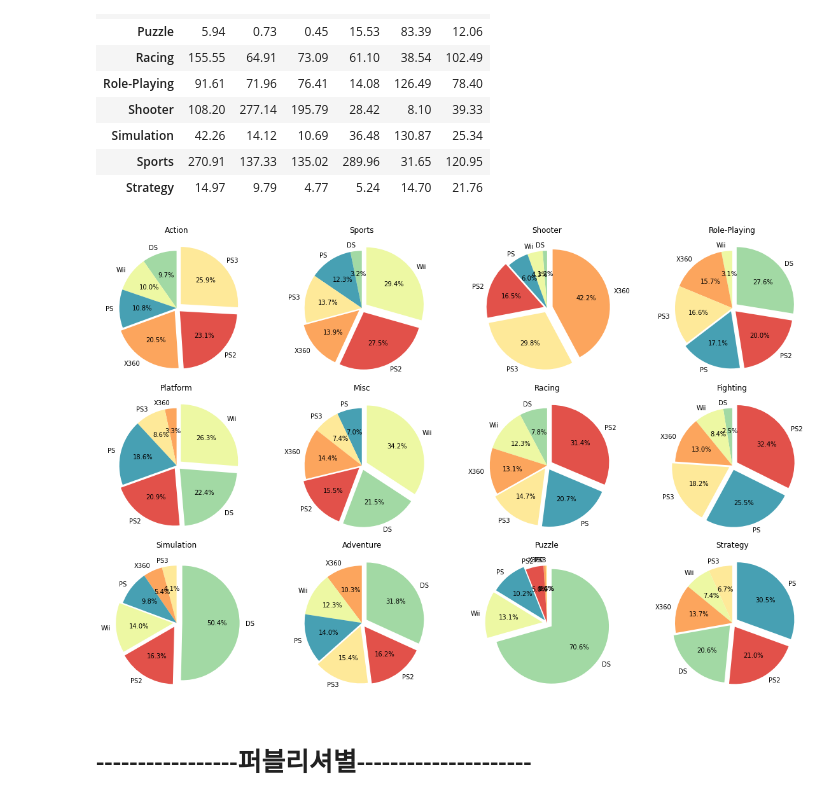
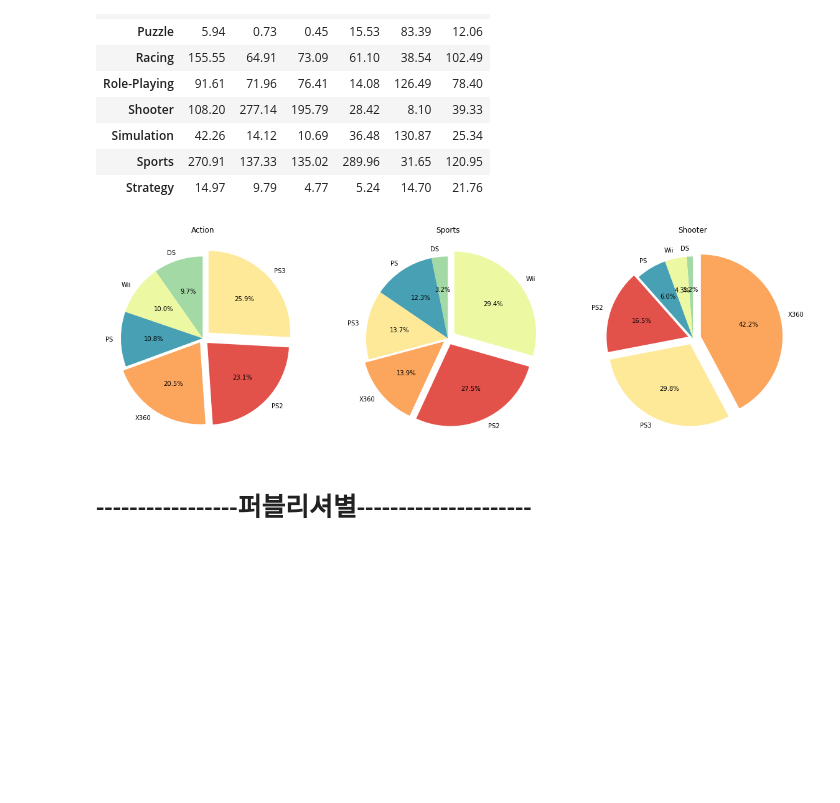
Before and after one commit to jennifer060697/AI15_Project, a Jupyter notebook: project 1 _ games.ipynb, the cells around one changed output. Drawn from its saved outputs; the diff is of its cells as text; code cells hidden in the pictures; blank space fills up the shorter version.

```diff
--- a/project 1 _ games.ipynb
+++ b/project 1 _ games.ipynb
@@ -609,8 +618,10 @@ for i in range(0,4) :
   plt.title(df2_pivot.columns[i])
   plt.bar(x = df2_pivot.index, height = df2_pivot.iloc[:,i], color = [color_platform[key] for key in df2_pivot.index])
   plt.xticks(rotation=90)
+  if i < 2 : plt.axhline(y=300, color='r', linewidth=1.5, linestyle = '--')
+  plt.axhline(y=100, color='b', linewidth=1.5, linestyle = '--')
 
-plt.subplots_adjust(hspace=0.5)
+plt.subplots_adjust(hspace=0.7)
 
 plt.show()
 
@@ -654,9 +665,10 @@ df2_year_pivot = df2_year_pivot[hit_platform]
 plt.figure(figsize=(15,6.5))
 for i in range(0,6) :
   plt.subplot(2,3,i+1)
-  plt.title('rank'+ str(i+1) + ' '+df2_year_pivot.columns[i])
+  plt.title('rank'+ str(i+1) + ' '+df2_year_pivot.columns[i], size = 20)
   plt.bar(x = df2_year_pivot.index, height = df2_year_pivot.iloc[:,i])
-  plt.axvline(x=2013, color='r', linestyle=':', linewidth=3)
+  plt.axvline(x=2006, color='r', linestyle=':', linewidth=3)
+  plt.axhline(y=150, color='b', linewidth=1, linestyle = '--')
 
 plt.tight_layout()
 # %% [output]
@@ -669,7 +681,7 @@ df2_Genre_pivot = df2_Genre_pivot[hit_platform]
 plt.figure(figsize=(15,6.5))
 for i in range(0,6) :
   plt.subplot(2,3,i+1)
-  plt.title('rank'+ str(i+1) + ' '+df2_Genre_pivot.columns[i])
+  plt.title('rank'+ str(i+1) + ' '+df2_Genre_pivot.columns[i], size=20)
   plt.bar(x = df2_Genre_pivot.index, height = df2_Genre_pivot.iloc[:,i], color = [color_genre[key] for key in df2_Genre_pivot.index])
   plt.xticks(rotation=90)
 
@@ -688,7 +700,7 @@ explode[-3] = 0.06
 
 for i in range(0,6) :
   plt.subplot(2,3,i+1)
-  plt.title(df2_Genre_pivot.columns[i])
+  plt.title(df2_Genre_pivot.columns[i], size = 20)
   data = df2_Genre_pivot.iloc[:,i].sort_values()
   plt.pie(data, labels=data.index, autopct='%.1f%%', startangle=90, counterclock=True, colors = [color_genre[key] for key in data.index], explode = explode)
 
@@ -725,27 +737,27 @@ for i,n in enumerate(hit_platform) :
 # %%
 # 장르별 플랫폼 탑티어
 
 plt.figure(figsize=(20,20))
 
 # 폭발!! 예술!!
 explode = [0]*len(df2_Genre_pivot.columns)
 explode[-1] = 0.1
 explode[-2] = 0.08
 explode[-3] = 0.06
 
 df2_Genre_pivot_T = df2_Genre_pivot.T[genre_sorted]
 
-for i in range(0,12) :
-  plt.subplot(3,4,i+1)
+for i in range(0,3) :
+  plt.subplot(1,3,i+1)
   plt.title(df2_Genre_pivot_T.columns[i])
   data = df2_Genre_pivot_T.iloc[:,i].sort_values()
   plt.pie(data, labels=data.index, autopct='%.1f%%', startangle=90, counterclock=True, colors = [color_platform6[key] for key in data.index], explode=explode)
 
 
 plt.subplots_adjust(wspace = 0.2, hspace = 0.1, top=0.5, bottom = 0)
 plt.show()
 # %% [output]
-[figure, old version]
+[figure, new version]
 # %% [markdown]
 # -----------------퍼블리셔별---------------------
 # %%
```
Also changed, not shown: parts of 40 cells of this notebook.
